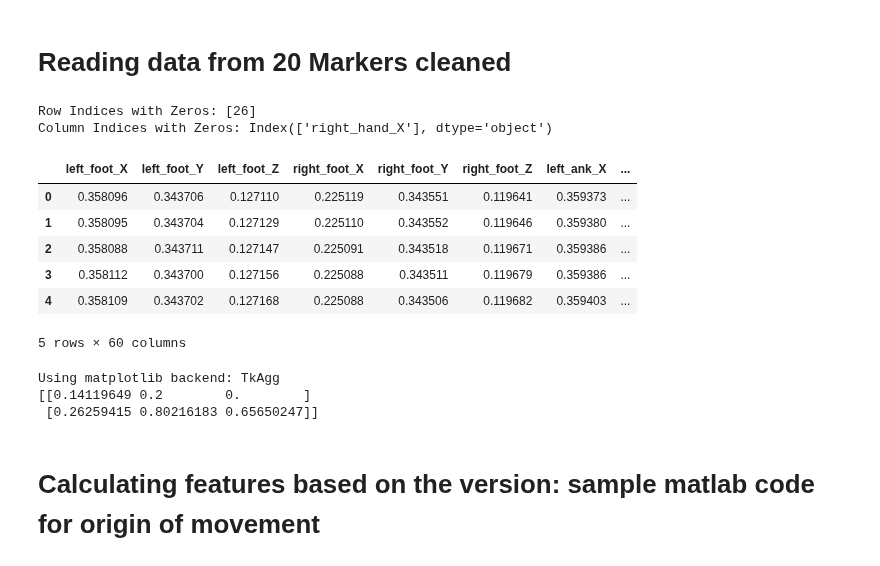
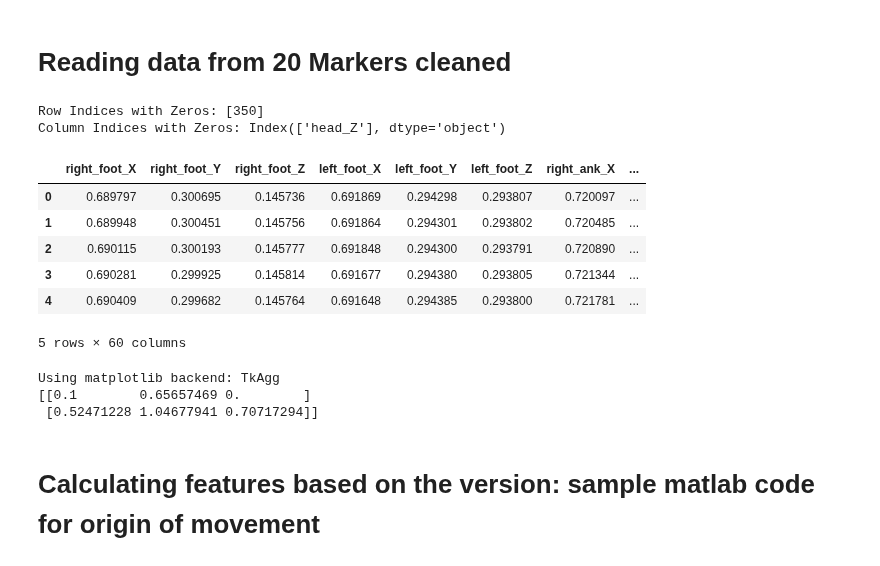
Before and after one commit to gaggioaxel/OoM-Thesis, a Jupyter notebook: code/src/ClusteringOoM.ipynb, the cells around one changed output. Cells and saved outputs as stored; diff of their text form; code cells hidden in the pictures.

```diff
--- a/code/src/ClusteringOoM.ipynb
+++ b/code/src/ClusteringOoM.ipynb
@@ -13,42 +13,43 @@ NOTODO casi montpellier la spine è piegata indietro perchè sembrano mancare pu
 # %%
 import pandas as pd
 import os
 import numpy as np
 
 ANNOTATIONS_PATH = 'data'
 REPROCESSED_PATH = ANNOTATIONS_PATH+'/reprocessed'
 annotations_file = ANNOTATIONS_PATH+'/annotationsVExamples.txt' #'/annotationsVSingle.txt'
+annotations_file = ANNOTATIONS_PATH+'/annotationsVSingle.txt'
 with open(annotations_file,'r') as file:
     annotations = file.read().splitlines()[1:]
 
-sampleAnno = 0
+sampleAnno = 1
 
 if '(A)' in annotations[sampleAnno] or '(B)' in annotations[sampleAnno]:
     folder, trial, fragId, _, OoM, startSec, endSec = annotations[sampleAnno].replace(' ','').split(',')[:7]
 else:
     folder, trial, fragId, OoM, startSec, endSec = annotations[sampleAnno].replace(' ','').split(',')[:6]
 
 file = os.path.join(REPROCESSED_PATH, folder, trial+'_frag'+fragId+'.csv')
 posTable = pd.read_csv(file)
 # Assuming 'posTable' is your DataFrame, replace it with your actual DataFrame name
 zero_indices = np.where(posTable == 0)
 
 # 'zero_indices' is a tuple containing two arrays: one for row indices and one for column indices
 row_indices, col_indices = zero_indices
 
 # Print or use these indices as needed
 print("Row Indices with Zeros:", row_indices)
 print("Column Indices with Zeros:", posTable.columns[col_indices])
 posTable.head()
 # %% [output]
-Row Indices with Zeros: [26]
-Column Indices with Zeros: Index(['right_hand_X'], dtype='object')
+Row Indices with Zeros: [350]
+Column Indices with Zeros: Index(['head_Z'], dtype='object')
-|  | left_foot_X | left_foot_Y | left_foot_Z | right_foot_X | right_foot_Y | right_foot_Z | left_ank_X | ... |
-| 0 | 0.358096 | 0.343706 | 0.127110 | 0.225119 | 0.343551 | 0.119641 | 0.359373 | ... |
-| 1 | 0.358095 | 0.343704 | 0.127129 | 0.225110 | 0.343552 | 0.119646 | 0.359380 | ... |
-| 2 | 0.358088 | 0.343711 | 0.127147 | 0.225091 | 0.343518 | 0.119671 | 0.359386 | ... |
-| 3 | 0.358112 | 0.343700 | 0.127156 | 0.225088 | 0.343511 | 0.119679 | 0.359386 | ... |
-| 4 | 0.358109 | 0.343702 | 0.127168 | 0.225088 | 0.343506 | 0.119682 | 0.359403 | ... |
+|  | right_foot_X | right_foot_Y | right_foot_Z | left_foot_X | left_foot_Y | left_foot_Z | right_ank_X | ... |
+| 0 | 0.689797 | 0.300695 | 0.145736 | 0.691869 | 0.294298 | 0.293807 | 0.720097 | ... |
+| 1 | 0.689948 | 0.300451 | 0.145756 | 0.691864 | 0.294301 | 0.293802 | 0.720485 | ... |
+| 2 | 0.690115 | 0.300193 | 0.145777 | 0.691848 | 0.294300 | 0.293791 | 0.720890 | ... |
+| 3 | 0.690281 | 0.299925 | 0.145814 | 0.691677 | 0.294380 | 0.293805 | 0.721344 | ... |
+| 4 | 0.690409 | 0.299682 | 0.145764 | 0.691648 | 0.294385 | 0.293800 | 0.721781 | ... |
 5 rows × 60 columns
 # %%
 posTableY = posTable.iloc[:,::3]+0.2
@@ -180,8 +181,8 @@ update_plot(time_index)
 plt.show()
 # %% [output]
 Using matplotlib backend: TkAgg
-[[0.14119649 0.2        0.        ]
- [0.26259415 0.80216183 0.65650247]]
+[[0.1        0.65657469 0.        ]
+ [0.52471228 1.04677941 0.70717294]]
 # %%
 plt.close('all')
 # %% [markdown]
```
Also changed, not shown: parts of 6 cells of this notebook, 16 other files.
